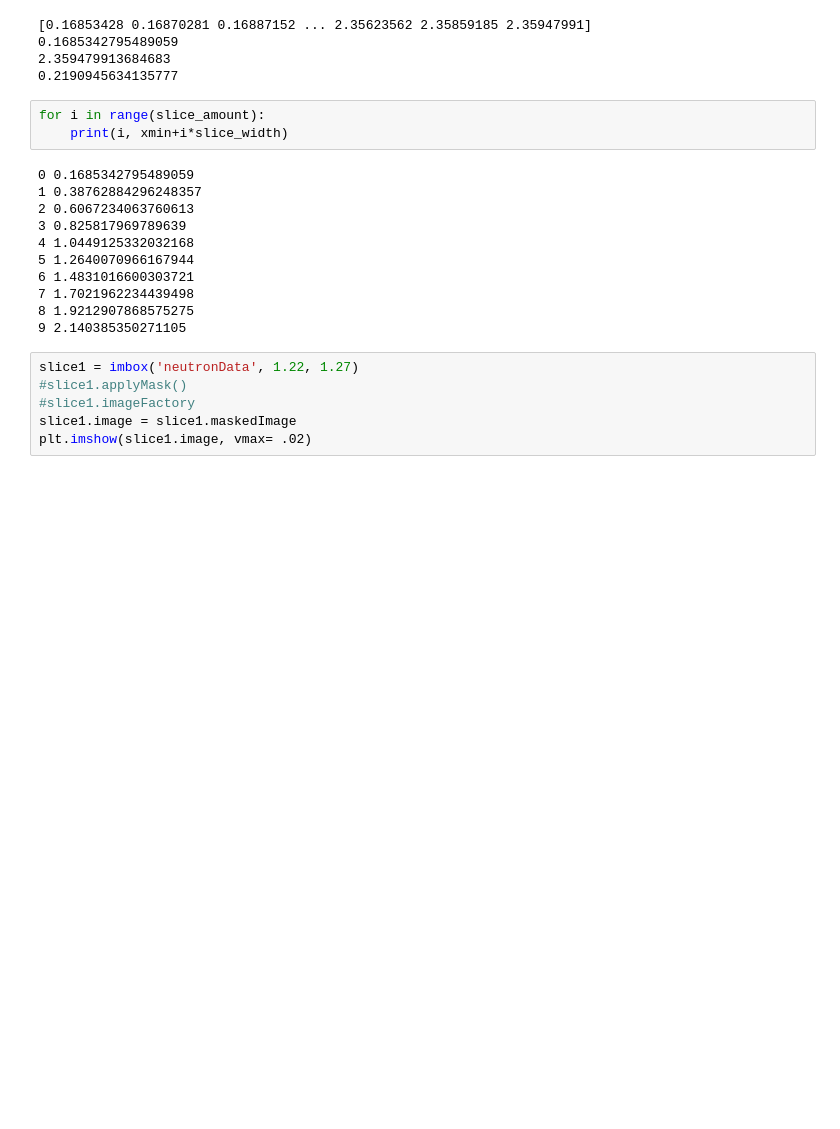
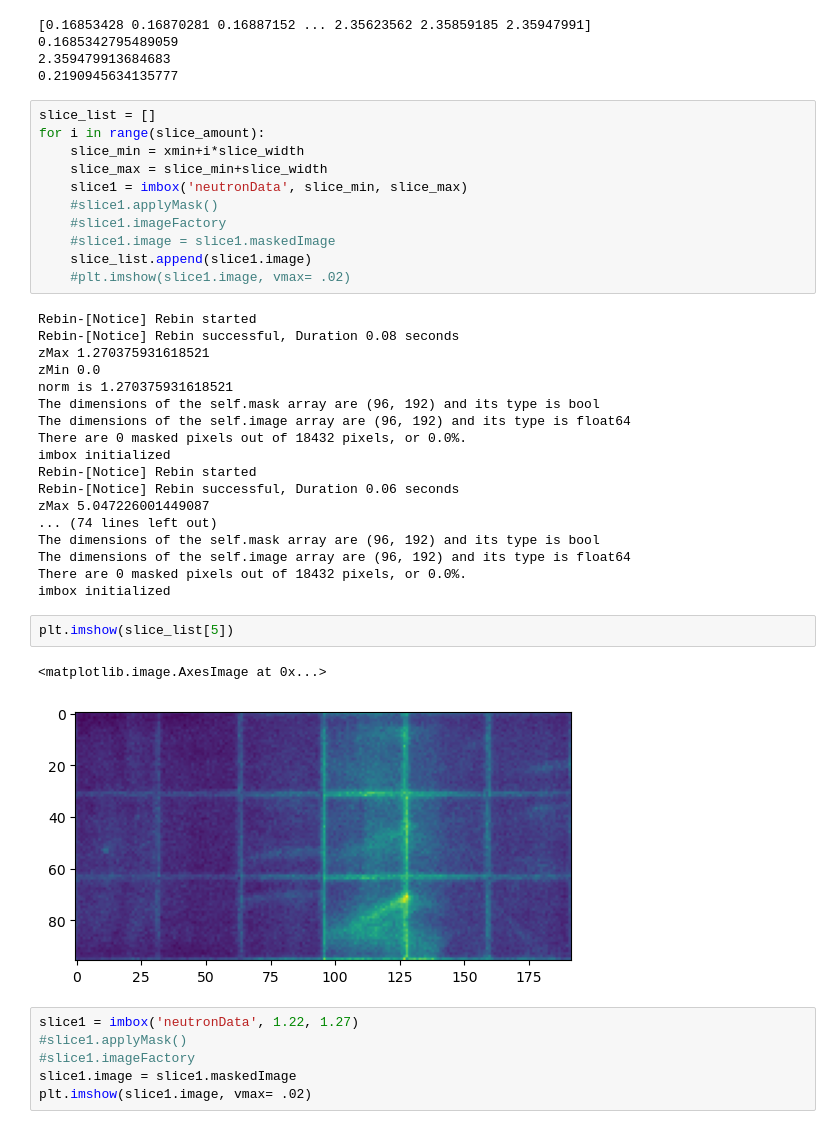
Before and after one commit to lintojes000/ORHSProject-Shared, a Jupyter notebook: ForLoopTesting.ipynb, the cells around one changed output. Cells and saved outputs as stored; diff of their text form; blank space fills up the shorter version.

```diff
--- a/ForLoopTesting.ipynb
+++ b/ForLoopTesting.ipynb
@@ -42,19 +39,39 @@ print(slice_width)
 2.359479913684683
 0.2190945634135777
 # %%
+slice_list = []
 for i in range(slice_amount):
-    print(i, xmin+i*slice_width)
+    slice_min = xmin+i*slice_width
+    slice_max = slice_min+slice_width
+    slice1 = imbox('neutronData', slice_min, slice_max)
+    #slice1.applyMask()
+    #slice1.imageFactory
+    #slice1.image = slice1.maskedImage
+    slice_list.append(slice1.image)
+    #plt.imshow(slice1.image, vmax= .02)
 # %% [output]
-0 0.1685342795489059
-1 0.38762884296248357
-2 0.6067234063760613
-3 0.825817969789639
-4 1.0449125332032168
-5 1.2640070966167944
-6 1.4831016600303721
-7 1.7021962234439498
-8 1.9212907868575275
-9 2.140385350271105
+Rebin-[Notice] Rebin started
+Rebin-[Notice] Rebin successful, Duration 0.08 seconds
+zMax 1.270375931618521
+zMin 0.0
+norm is 1.270375931618521
+The dimensions of the self.mask array are (96, 192) and its type is bool
+The dimensions of the self.image array are (96, 192) and its type is float64
+There are 0 masked pixels out of 18432 pixels, or 0.0%.
+imbox initialized
+Rebin-[Notice] Rebin started
+Rebin-[Notice] Rebin successful, Duration 0.06 seconds
+zMax 5.047226001449087
+... (74 lines left out)
+The dimensions of the self.mask array are (96, 192) and its type is bool
+The dimensions of the self.image array are (96, 192) and its type is float64
+There are 0 masked pixels out of 18432 pixels, or 0.0%.
+imbox initialized
+# %%
+plt.imshow(slice_list[5])
+# %% [output]
+<matplotlib.image.AxesImage at 0x...>
+[figure, added]
 # %%
 slice1 = imbox('neutronData', 1.22, 1.27)
 #slice1.applyMask()
```
Also changed, not shown: parts of 2 cells of this notebook, 1 other file.
